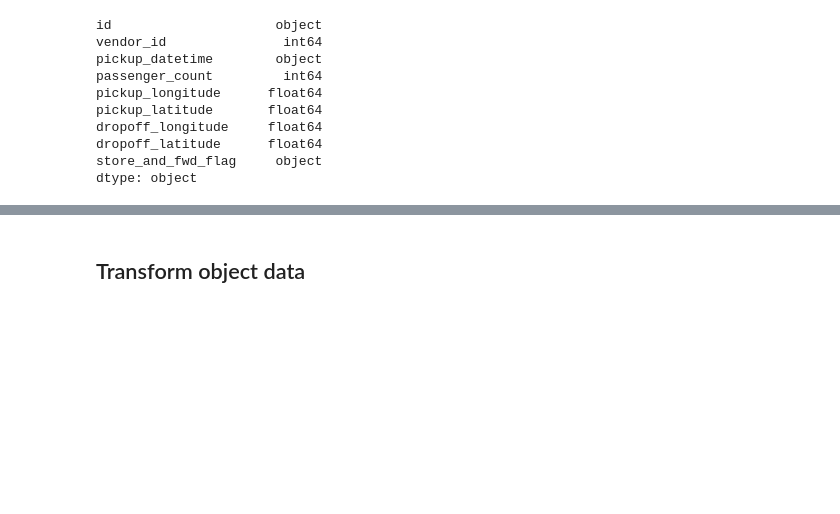
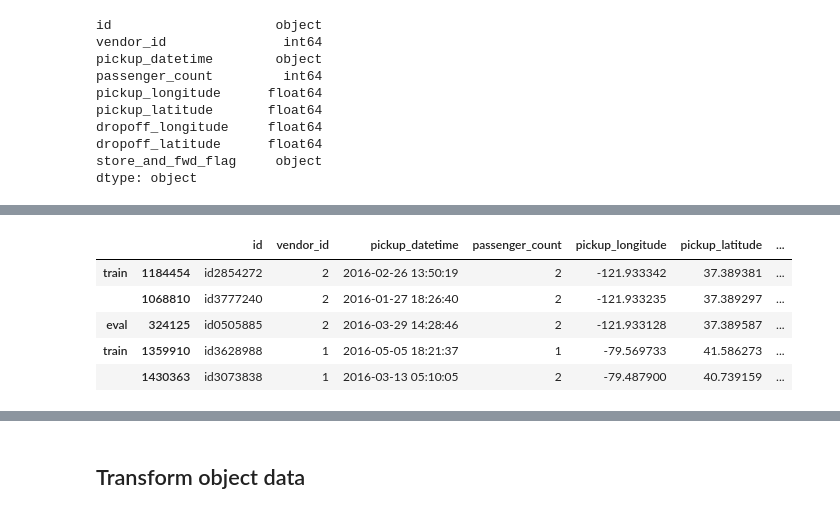
Before and after one commit to latuannetnam/kaggle, a Jupyter notebook: New York City Taxi Trip Duration/nb-taxi-trip-duration-v2-osrm.ipynb, the cells around one changed output, grey strips where cells are left out. Cells and saved outputs as stored; diff of their text form; code cells hidden in the pictures; blank space fills up the shorter version.

```diff
--- a/New York City Taxi Trip Duration/nb-taxi-trip-duration-v2-osrm.ipynb
+++ b/New York City Taxi Trip Duration/nb-taxi-trip-duration-v2-osrm.ipynb
@@ -248,0 +309,9 @@ dtype: object
+# %%
+data[:5]
+# %% [output]
+|  |  | id | vendor_id | pickup_datetime | passenger_count | pickup_longitude | pickup_latitude | ... |
+| train | 1184454 | id2854272 | 2 | 2016-02-26 13:50:19 | 2 | -121.933342 | 37.389381 | ... |
+|  | 1068810 | id3777240 | 2 | 2016-01-27 18:26:40 | 2 | -121.933235 | 37.389297 | ... |
+| eval | 324125 | id0505885 | 2 | 2016-03-29 14:28:46 | 2 | -121.933128 | 37.389587 | ... |
+| train | 1359910 | id3628988 | 1 | 2016-05-05 18:21:37 | 1 | -79.569733 | 41.586273 | ... |
+|  | 1430363 | id3073838 | 1 | 2016-03-13 05:10:05 | 2 | -79.487900 | 40.739159 | ... |
```
Also changed, not shown: parts of 20 cells of this notebook, 1 other file.
